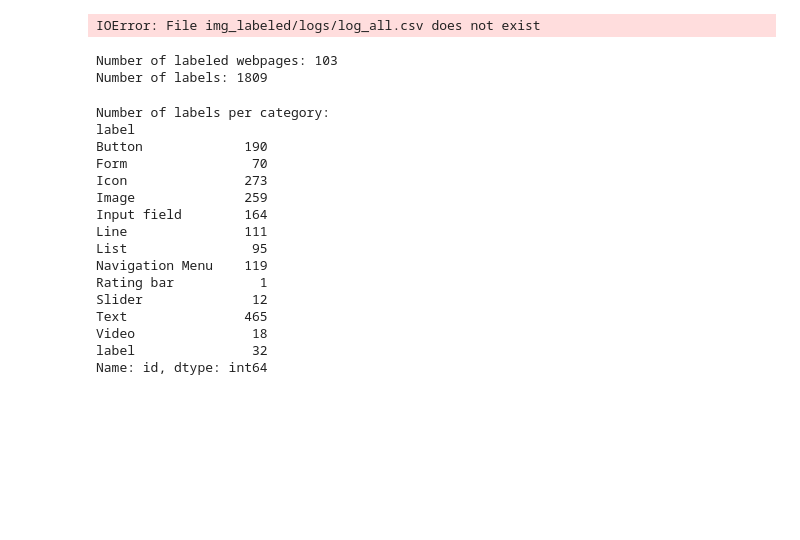
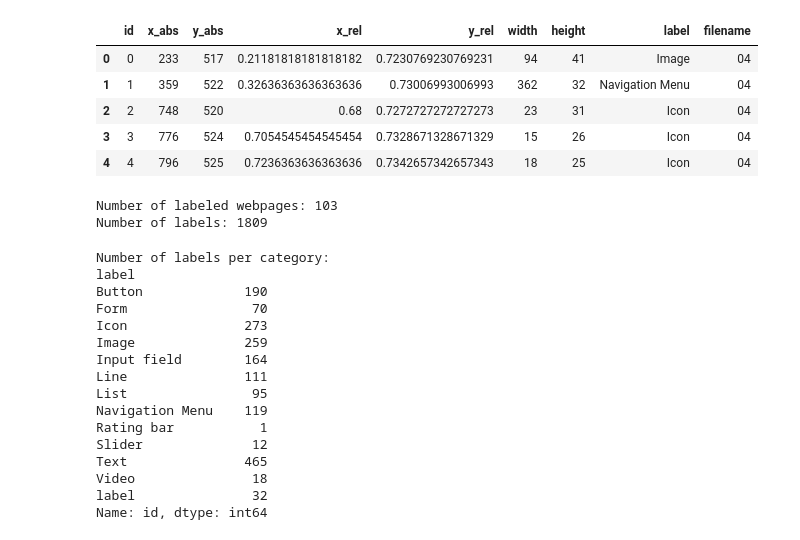
Before and after one commit to annafeit/web_labeling, a Jupyter notebook: process single txt logs.ipynb, the cells around one changed output. Drawn from its saved outputs; the diff is of its cells as text; code cells hidden in the pictures; blank space fills up the shorter version.

```diff
--- a/process single txt logs.ipynb
+++ b/process single txt logs.ipynb
@@ -16,10 +16,15 @@ label_numbers =  {"Button":0, "Icon":1, "Image":2, "Input field":3, "Line":4, "T
 number_label = {0:"Button", 1:"Icon", 2:"Image", 3:"Input field", 4:"Line", 5:"Text", 6: "Navigation Menu"}
 # %%
 #df = read_txts_and_combine() #uncomment if you want to reread all .txt logs into one .csv
-df = pd.read_csv("log_all.csv")
+df = pd.read_csv("../img_labeled/logs/log_all.csv")
 df.head()
 # %% [output]
-IOError: File img_labeled/logs/log_all.csv does not exist
+|  | id | x_abs | y_abs | x_rel | y_rel | width | height | label | filename |
+| 0 | 0 | 233 | 517 | 0.21181818181818182 | 0.7230769230769231 | 94 | 41 | Image | 04 |
+| 1 | 1 | 359 | 522 | 0.32636363636363636 | 0.73006993006993 | 362 | 32 | Navigation Menu | 04 |
+| 2 | 2 | 748 | 520 | 0.68 | 0.7272727272727273 | 23 | 31 | Icon | 04 |
+| 3 | 3 | 776 | 524 | 0.7054545454545454 | 0.7328671328671329 | 15 | 26 | Icon | 04 |
+| 4 | 4 | 796 | 525 | 0.7236363636363636 | 0.7342657342657343 | 18 | 25 | Icon | 04 |
 # %%
 print "Number of labeled webpages: %i"%(len(df.groupby("filename")))
 print "Number of labels: %i"%(len(df))
```
Also changed, not shown: parts of 6 cells of this notebook, 4 other files.
